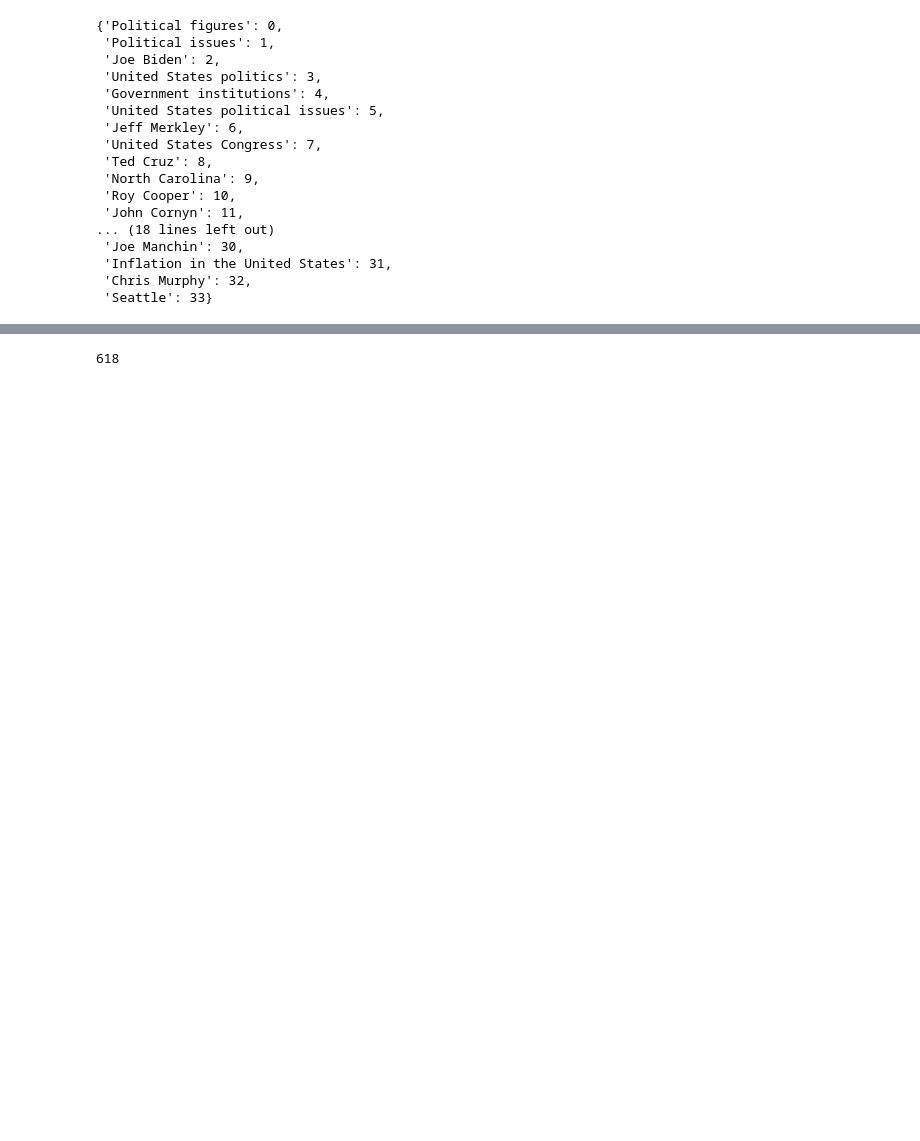
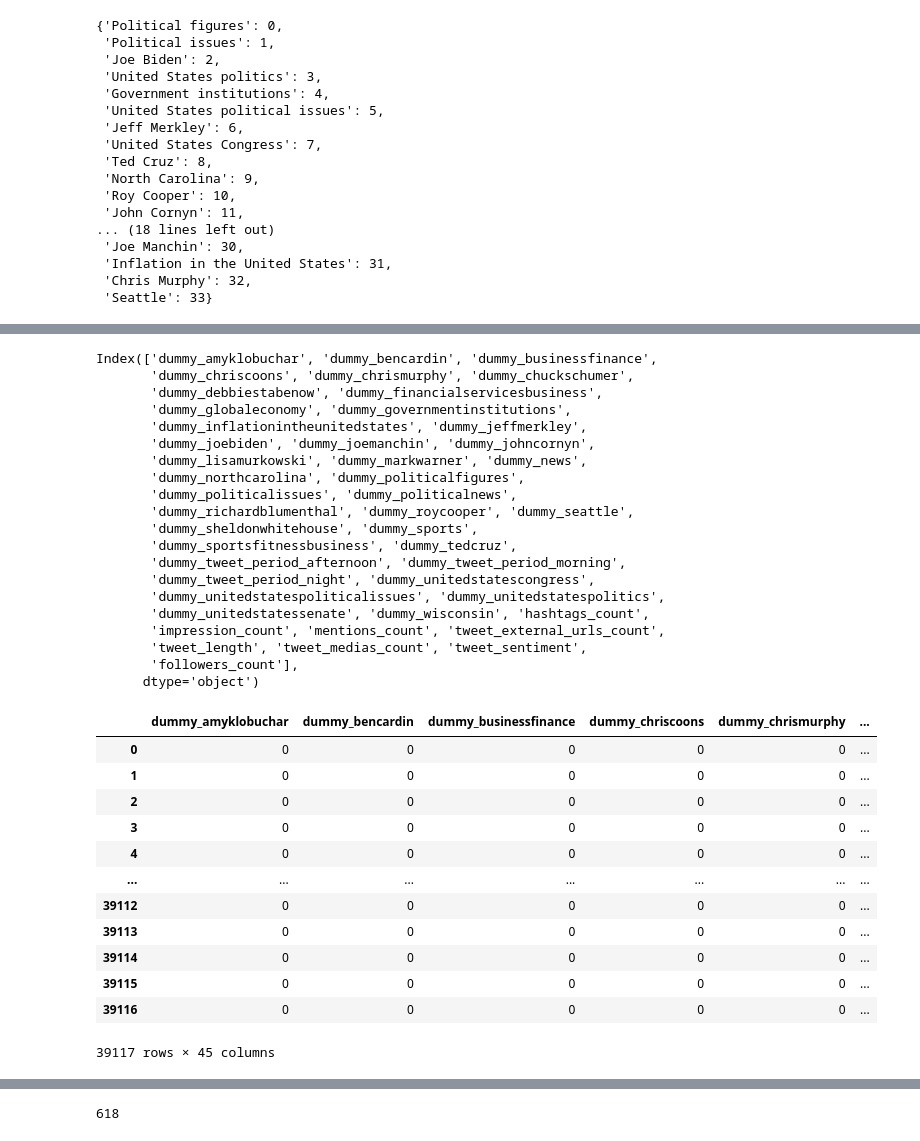
Before and after one commit to abiola123/TwitterAnalysis, a Jupyter notebook: notebooks/04_ml.ipynb, the cells around one changed output, grey strips where cells are left out. Saved outputs shown, nothing was run; the diff lists cells and outputs as text; code cells hidden in the pictures; blank space fills up the shorter version.

Commit message:
advancing on regression

```diff
--- a/notebooks/04_ml.ipynb
+++ b/notebooks/04_ml.ipynb
@@ -344,2 +469,0 @@ json_followers_df, on='user_id',how='inner').drop('user_id','tweet_id').persist(
-# %%
-regression_df_pd = regression_df.toPandas()
@@ -348,4 +493,5 @@ regression_df_pd.to_csv('regression_df.csv', index=False)
 # %%
-regressor_columns = list(filter(lambda x: x != 'impression_count',regression_df_pd.columns))
-regressor_columns_string = "+".join(regressor_columns)
-regressor_columns
+def create_regressor_columns_string(columns):
+  regressor_columns = list(filter(lambda x: x != 'impression_count',columns))
+  regressor_columns_string = "+".join(regressor_columns)
+  return regressor_columns_string
@@ -370,6 +497,0 @@ regressor_columns
-# %%
-# normalize the data (remove mean and divide by standard deviation) except the dummy variables
-
-# extract all columns except dummy variables
-
-regression_df_pd[regressor_columns] = regression_df_pd[regressor_columns].apply(lambda x: (x - x.mean()) / x.std())
@@ -415 +522,55 @@ Notes:
 strong multicollinearity problems or that the design matrix is singular.
+# %%
+# Remove the variables that are not significant
+import statsmodels.formula.api as smf
+
+
+print(regression_df_pd.columns)
+
+regression_df_pd['impression_count'] = np.log(1+ regression_df_pd['impression_count'])
+
+display(regression_df_pd)
+
+regressor_columns = list(filter(lambda x: x not in [
+                         'tweet_external_urls_count', 'dummy_tweet_period_night', 'dummy_joemanchin', 'dummy_chrismurphy', 'dummy_financialservicesbusiness', 'dummy_inflationintheunitedstates', 'dummy_joebiden', 'dummy_politicalfigures', 'dummy_northcarolina', 'dummy_tedcruz', 'dummy_sportsfitnessbusiness', 'dummy_unitedstatescongress', 'dummy_markwarner', 'dummy_politicalnews', 'dummy_chriscoons'], regression_df_pd.columns))
+
+regressor_columns_string = create_regressor_columns_string(
+    regressor_columns)
+mod = smf.ols(
+    formula=f'impression_count ~ {regressor_columns_string}', data=regression_df_pd)
+res = mod.fit()
+print(res.summary())
+# %% [output]
+Index(['dummy_amyklobuchar', 'dummy_bencardin', 'dummy_businessfinance',
+       'dummy_chriscoons', 'dummy_chrismurphy', 'dummy_chuckschumer',
+       'dummy_debbiestabenow', 'dummy_financialservicesbusiness',
+       'dummy_globaleconomy', 'dummy_governmentinstitutions',
+       'dummy_inflationintheunitedstates', 'dummy_jeffmerkley',
+       'dummy_joebiden', 'dummy_joemanchin', 'dummy_johncornyn',
+       'dummy_lisamurkowski', 'dummy_markwarner', 'dummy_news',
+       'dummy_northcarolina', 'dummy_politicalfigures',
+       'dummy_politicalissues', 'dummy_politicalnews',
+       'dummy_richardblumenthal', 'dummy_roycooper', 'dummy_seattle',
+       'dummy_sheldonwhitehouse', 'dummy_sports',
+       'dummy_sportsfitnessbusiness', 'dummy_tedcruz',
+       'dummy_tweet_period_afternoon', 'dummy_tweet_period_morning',
+       'dummy_tweet_period_night', 'dummy_unitedstatescongress',
+       'dummy_unitedstatespoliticalissues', 'dummy_unitedstatespolitics',
+       'dummy_unitedstatessenate', 'dummy_wisconsin', 'hashtags_count',
+       'impression_count', 'mentions_count', 'tweet_external_urls_count',
+       'tweet_length', 'tweet_medias_count', 'tweet_sentiment',
+       'followers_count'],
+      dtype='object')
+|  | dummy_amyklobuchar | dummy_bencardin | dummy_businessfinance | dummy_chriscoons | dummy_chrismurphy | ... |
+| 0 | 0 | 0 | 0 | 0 | 0 | ... |
+| 1 | 0 | 0 | 0 | 0 | 0 | ... |
+| 2 | 0 | 0 | 0 | 0 | 0 | ... |
+| 3 | 0 | 0 | 0 | 0 | 0 | ... |
+| 4 | 0 | 0 | 0 | 0 | 0 | ... |
+| ... | ... | ... | ... | ... | ... | ... |
+| 39112 | 0 | 0 | 0 | 0 | 0 | ... |
+| 39113 | 0 | 0 | 0 | 0 | 0 | ... |
+| 39114 | 0 | 0 | 0 | 0 | 0 | ... |
+| 39115 | 0 | 0 | 0 | 0 | 0 | ... |
+| 39116 | 0 | 0 | 0 | 0 | 0 | ... |
+39117 rows × 45 columns
```
Also changed, not shown: parts of 19 cells of this notebook, 1 other file.
